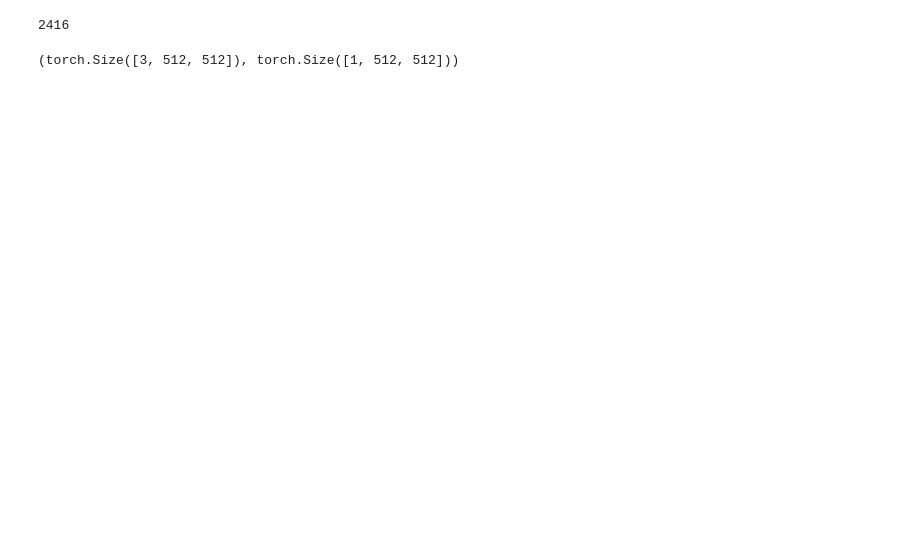
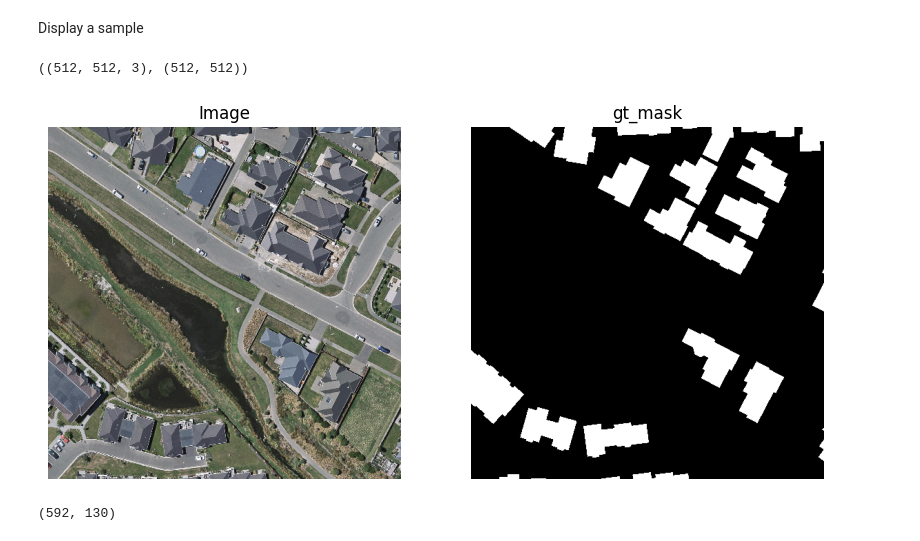
Before and after one commit to Hasanmog/CNN-VS-ViT, a Jupyter notebook: Semantic-Segmentation/WorkArea.ipynb, the cells around one changed output. Cells and saved outputs as stored; diff of their text form; code cells hidden in the pictures; blank space fills up the shorter version.

```diff
--- a/Semantic-Segmentation/WorkArea.ipynb
+++ b/Semantic-Segmentation/WorkArea.ipynb
@@ -9,9 +18,19 @@ from dataloader import WHU_bldg
+# %%
+def unnormalize(tensor):
+
+    mean=[0.485, 0.456, 0.406]
+    std=[0.229, 0.224, 0.225]
+    mean = torch.tensor(mean).reshape(-1, 1, 1)
+    std = torch.tensor(std).reshape(-1, 1, 1)
+    tensor = tensor * std + mean
+    return tensor
 # %%
 dataset_dir = "/dataset/deepglobe-2018-road-extraction"
 
 transform_rgb = transforms.Compose([
     transforms.PILToTensor(),
     transforms.ConvertImageDtype(torch.float32),  # Converts the tensor to float and scales to [0.0, 1.0]
+    transforms.Resize((512 , 512)),
     transforms.Normalize(mean=[0.485, 0.456, 0.406], std=[0.229, 0.224, 0.225])  # Example normalization
 ])
 
@@ -20,12 +39,41 @@ transform_grey = transforms.Compose([
     transforms.ConvertImageDtype(torch.float32),
 ])
 # %%
-train = WHU_bldg(parent_dir = "dataset" , set = "test" , transform_rgb= transform_rgb , transform_grey = transform_grey)
-len(train)
+train = WHU_bldg(parent_dir = "dataset" , set = "train" , transform_rgb= transform_rgb , transform_grey = transform_grey)
+val = WHU_bldg(parent_dir = "dataset" , set = "val" , transform_rgb= transform_rgb , transform_grey = transform_grey)
+test = WHU_bldg(parent_dir = "dataset" , set = "test" , transform_rgb= transform_rgb , transform_grey = transform_grey)
-# %% [output]
-2416
+# %% [markdown]
+Display a sample
 # %%
-image , mask = train[0]
+image , mask = train[10]
+image = unnormalize(image)
+
+image = image.permute(1 , 2, 0).numpy()
+mask = mask.squeeze().numpy()
 image.shape , mask.shape
 # %% [output]
-(torch.Size([3, 512, 512]), torch.Size([1, 512, 512]))
+((512, 512, 3), (512, 512))
+# %%
+plt.figure(figsize=(10,5))
+
+plt.subplot(1 , 2 , 1)
+plt.imshow(image)
+plt.title('Image')
+plt.axis('off')
+
+plt.subplot(1,2,2)
+plt.imshow(mask , cmap = 'gray')
+plt.title('gt_mask')
+plt.axis('off')
+
+plt.show()
+# %% [output]
+[figure, added]
+# %%
+train_loader = DataLoader(dataset = train , batch_size = BATCH_SIZE , shuffle= True)
+val_loader = DataLoader(dataset = val , batch_size = BATCH_SIZE , shuffle = True)
+test_loader = DataLoader(dataset = test , shuffle = False)
+
+len(train_loader) , len(val_loader) # batches
+# %% [output]
+(592, 130)
```
Also changed, not shown: parts of 2 cells of this notebook, 2 other files.
